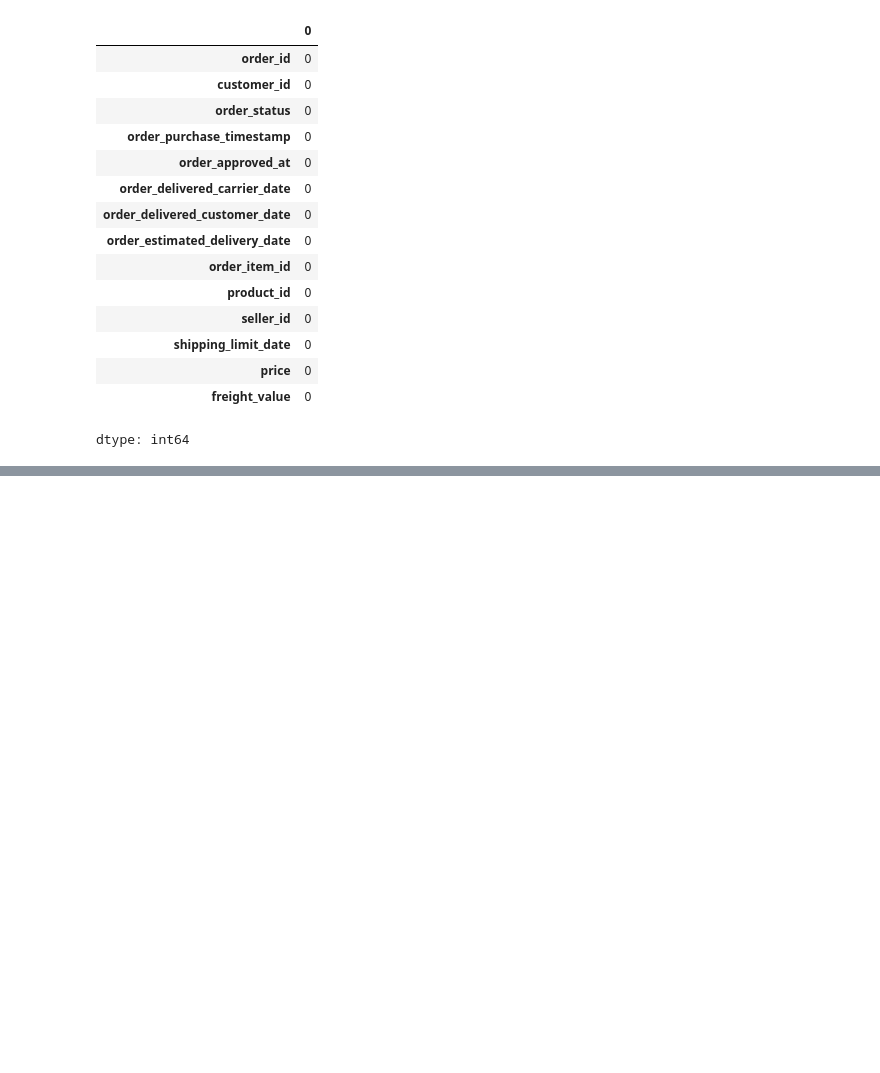
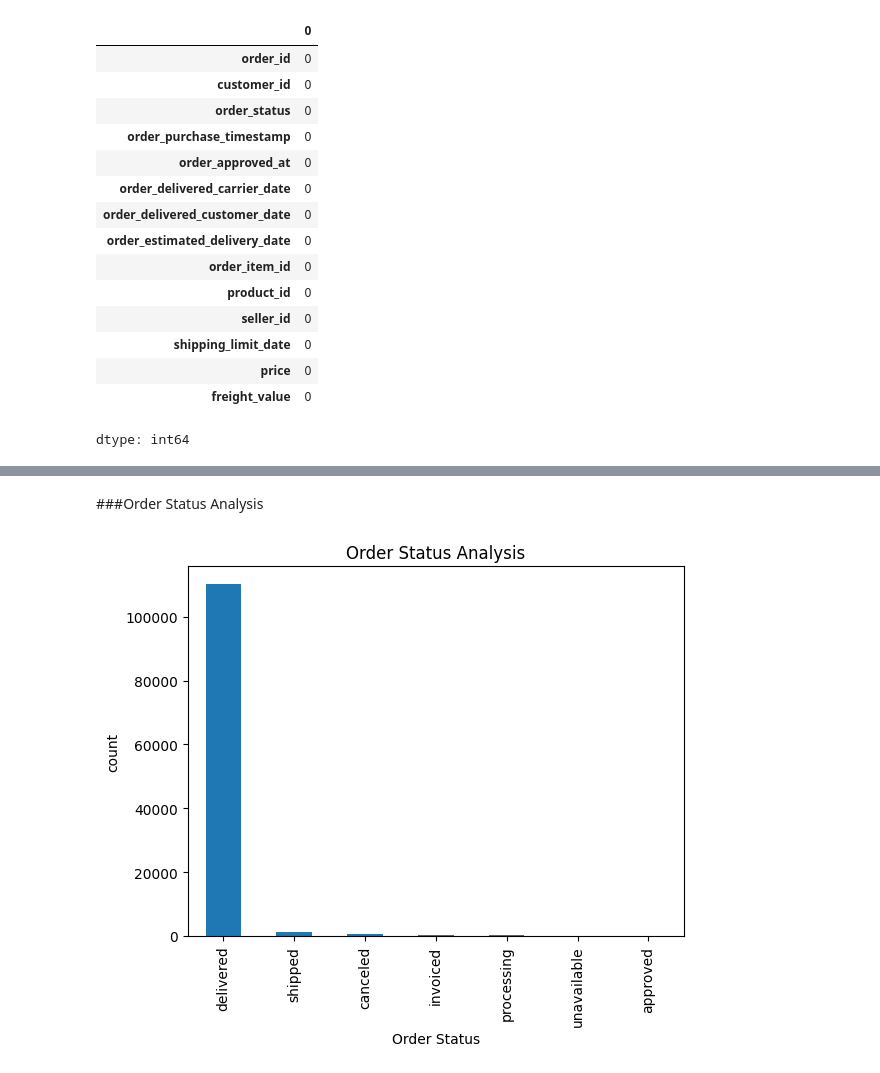
Before and after one commit to RiteshRana07/ecommerce_sales, a Jupyter notebook: ecommerce_sales.ipynb, the cells around one changed output, grey strips where cells are left out. Saved outputs shown, nothing was run; the diff lists cells and outputs as text; code cells hidden in the pictures; blank space fills up the shorter version.

```diff
--- a/ecommerce_sales.ipynb
+++ b/ecommerce_sales.ipynb
@@ -127,0 +391,12 @@ dtype: int64
+# %% [markdown]
+###Order Status Analysis
+# %%
+status_count = df["order_status"].value_counts()
+status_count.plot(kind="bar")
+
+plt.title("Order Status Analysis")
+plt.xlabel("Order Status")
+plt.ylabel("count")
+plt.show()
+# %% [output]
+[figure, added]
```
Also changed, not shown: parts of 51 cells of this notebook.
